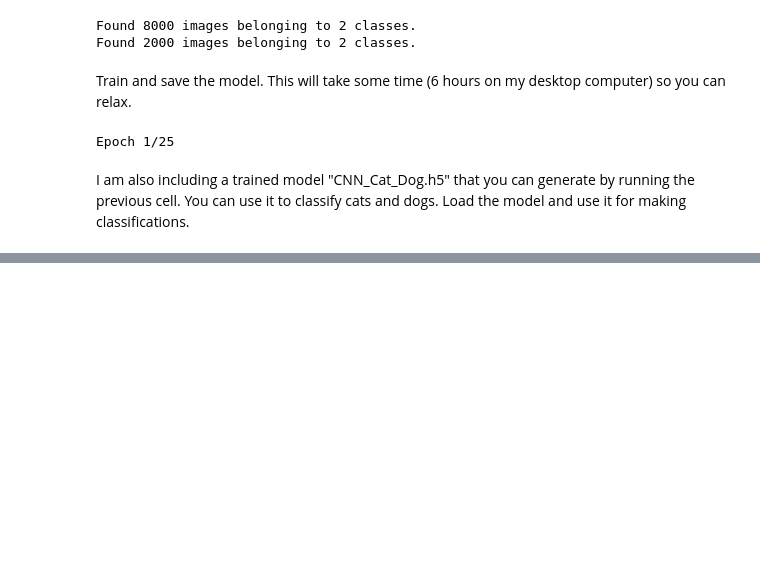
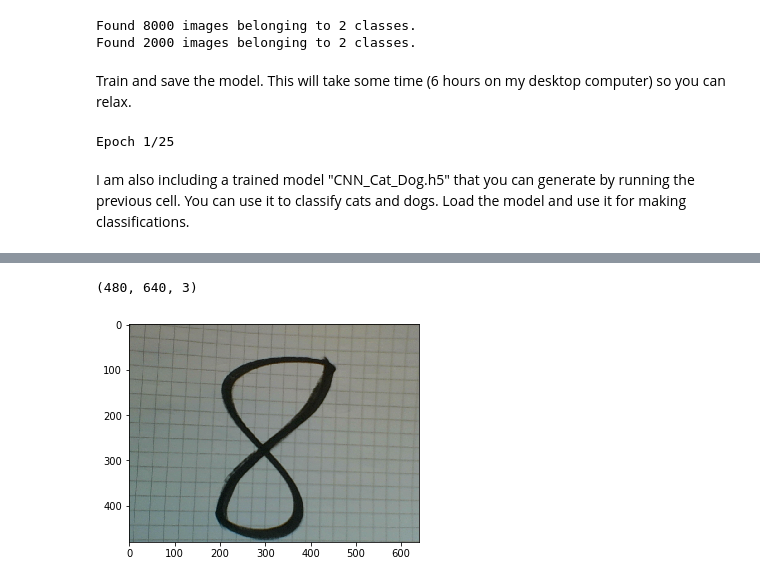
Before and after one commit to sintefmath/GeiloWinterSchool2018, a Jupyter notebook: course_material/CNN.ipynb, the cells around one changed output, grey strips where cells are left out. Saved outputs shown, nothing was run; the diff lists cells and outputs as text; code cells hidden in the pictures; blank space fills up the shorter version.

Commit message:
Added: webcam to ANN and CNN notebooks

```diff
--- a/course_material/CNN.ipynb
+++ b/course_material/CNN.ipynb
@@ -337,0 +346,31 @@ print("The image is that of a ",prediction)
+# %%
+import numpy as np
+
+def get_webcam_image():
+    try:
+        import cv2
+        # import dafdfdf
+        webcam = cv2.VideoCapture(0)
+        ok,img = webcam.read()
+        return cv2.cvtColor(img, cv2.COLOR_BGR2RGB)
+    except ImportError:
+        from pygame import camera
+        from pygame.surfarray import pixels3d
+        camera.init()
+        cameras = camera.list_cameras()
+        print('Using camera {}'.format(cameras[0]))
+        webcam = camera.Camera(cameras[0], (640,480))
+        webcam.start()
+        img = webcam.get_image()
+        webcam.stop()
+        return np.swapaxes(pixels3d(img),0,1)
+# %%
+import matplotlib.pyplot as plt
+
+I = get_webcam_image()
+print(I.shape)
+plt.imshow(I)
+plt.show()
+# %% [output]
+(480, 640, 3)
+[figure, added]
```
Also changed, not shown: parts of 8 cells of this notebook, 1 other file.
